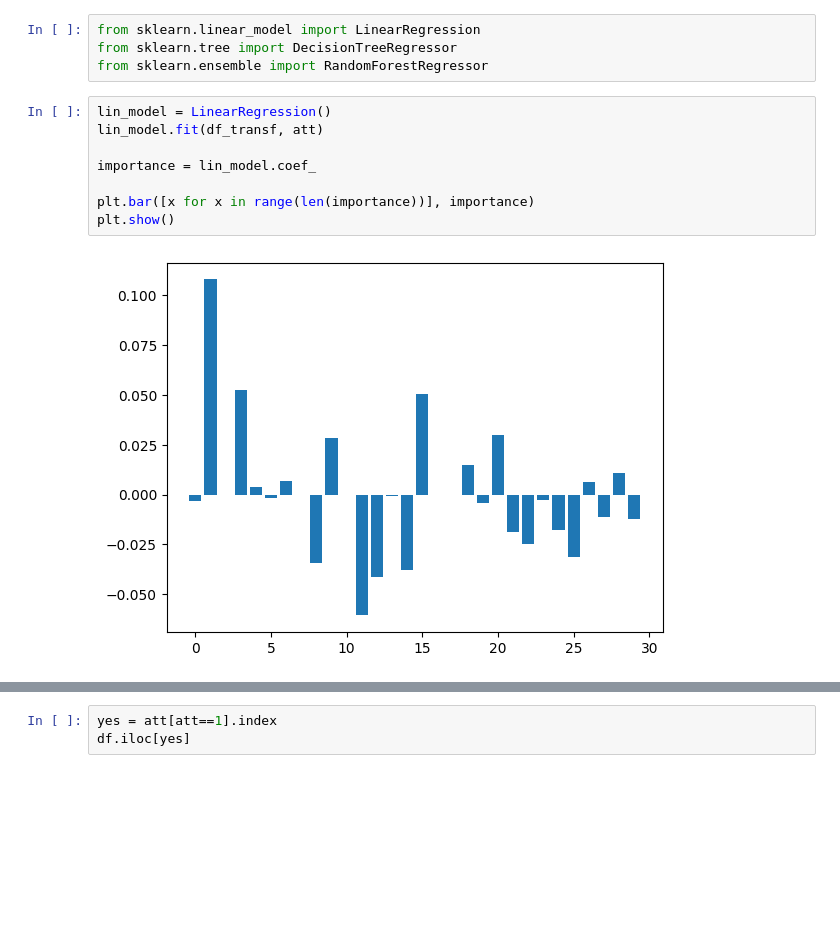
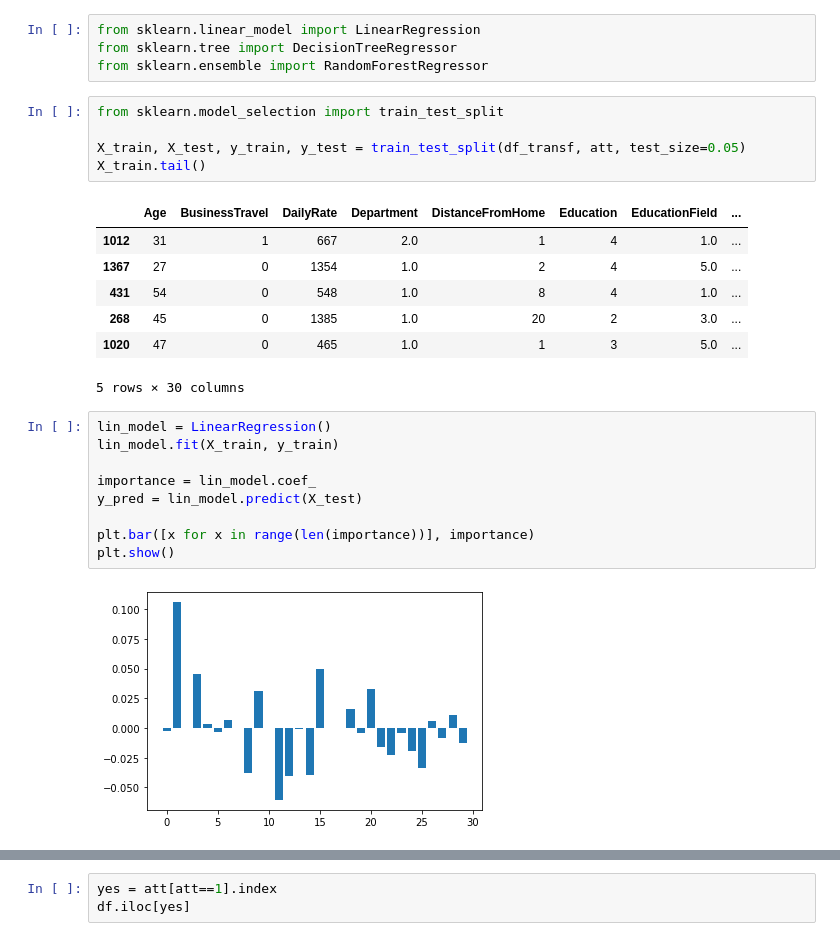
Before and after one commit to eduardofbneves/Talent-Guardian-Preventing-Attrition-with-ETL-DW-and-OLAP, a Jupyter notebook: EDA.ipynb, the cells around one changed output, grey strips where cells are left out. Cells and saved outputs as stored; diff of their text form; blank space fills up the shorter version.

```diff
--- a/EDA.ipynb
+++ b/EDA.ipynb
@@ -115,13 +115,27 @@ ______
 from sklearn.linear_model import LinearRegression
 from sklearn.tree import DecisionTreeRegressor
 from sklearn.ensemble import RandomForestRegressor
+# %%
+from sklearn.model_selection import train_test_split
+
+X_train, X_test, y_train, y_test = train_test_split(df_transf, att, test_size=0.05)
+X_train.tail()
+# %% [output]
+|  | Age | BusinessTravel | DailyRate | Department | DistanceFromHome | Education | EducationField | ... |
+| 1012 | 31 | 1 | 667 | 2.0 | 1 | 4 | 1.0 | ... |
+| 1367 | 27 | 0 | 1354 | 1.0 | 2 | 4 | 5.0 | ... |
+| 431 | 54 | 0 | 548 | 1.0 | 8 | 4 | 1.0 | ... |
+| 268 | 45 | 0 | 1385 | 1.0 | 20 | 2 | 3.0 | ... |
+| 1020 | 47 | 0 | 465 | 1.0 | 1 | 3 | 5.0 | ... |
+5 rows × 30 columns
 # %%
 lin_model = LinearRegression()
-lin_model.fit(df_transf, att)
+lin_model.fit(X_train, y_train)
 
 importance = lin_model.coef_
+y_pred = lin_model.predict(X_test)
 
 plt.bar([x for x in range(len(importance))], importance)
 plt.show()
 # %% [output]
-[figure, old version]
+[figure, new version]
```
Also changed, not shown: parts of 10 cells of this notebook.
